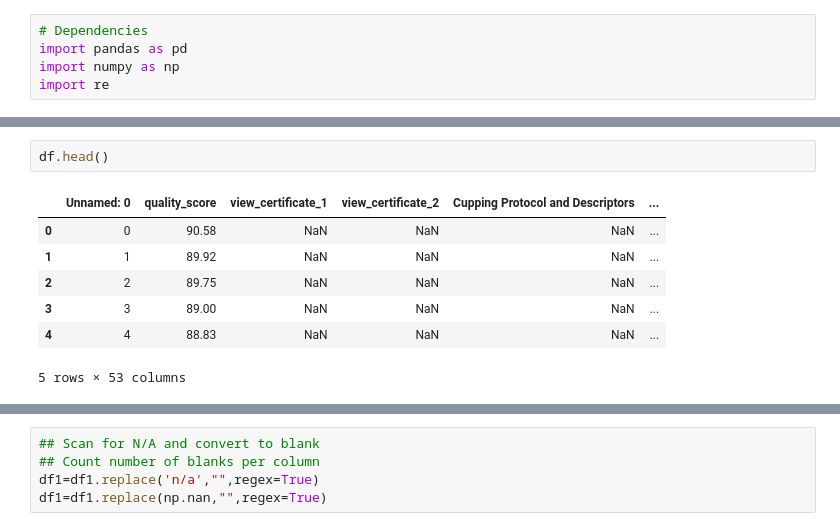
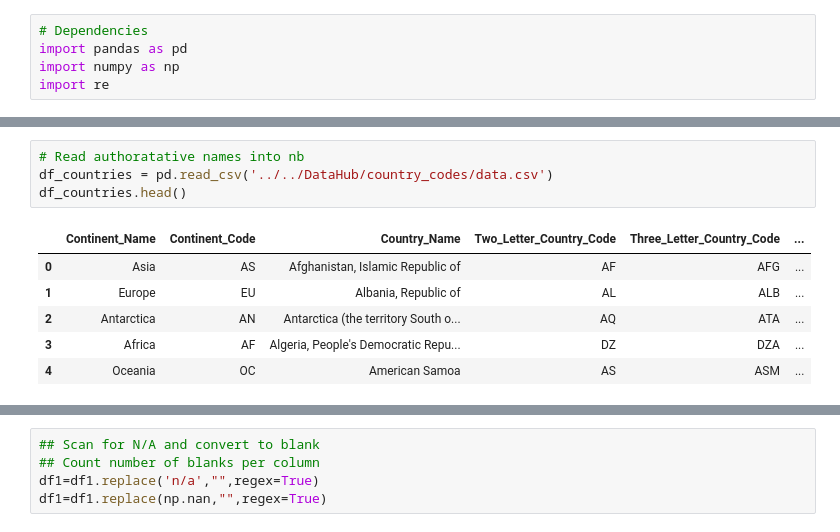
Before and after one commit to jesshart/project-UT-2-ETL, a Jupyter notebook: data_sources/CQI/data/clean_arabica_ratings.ipynb, the cells around one changed output, grey strips where cells are left out. Saved outputs shown, nothing was run; the diff lists cells and outputs as text.

Commit message:
Work on changing column startegy.

```diff
--- a/data_sources/CQI/data/clean_arabica_ratings.ipynb
+++ b/data_sources/CQI/data/clean_arabica_ratings.ipynb
@@ -12,10 +21,11 @@ df = pd.read_csv('arabica_ratings_raw.csv')
-# %%
-df.head()
-# %% [output]
-|  | Unnamed: 0 | quality_score | view_certificate_1 | view_certificate_2 | Cupping Protocol and Descriptors | ... |
-| 0 | 0 | 90.58 | NaN | NaN | NaN | ... |
-| 1 | 1 | 89.92 | NaN | NaN | NaN | ... |
-| 2 | 2 | 89.75 | NaN | NaN | NaN | ... |
-| 3 | 3 | 89.00 | NaN | NaN | NaN | ... |
-| 4 | 4 | 88.83 | NaN | NaN | NaN | ... |
-5 rows × 53 columns
+# %%
+# Read authoratative names into nb
+df_countries = pd.read_csv('../../DataHub/country_codes/data.csv')
+df_countries.head()
+# %% [output]
+|  | Continent_Name | Continent_Code | Country_Name | Two_Letter_Country_Code | Three_Letter_Country_Code | ... |
+| 0 | Asia | AS | Afghanistan, Islamic Republic of | AF | AFG | ... |
+| 1 | Europe | EU | Albania, Republic of | AL | ALB | ... |
+| 2 | Antarctica | AN | Antarctica (the territory South o... | AQ | ATA | ... |
+| 3 | Africa | AF | Algeria, People's Democratic Repu... | DZ | DZA | ... |
+| 4 | Oceania | OC | American Samoa | AS | ASM | ... |
```
Also changed, not shown: parts of 16 cells of this notebook.
